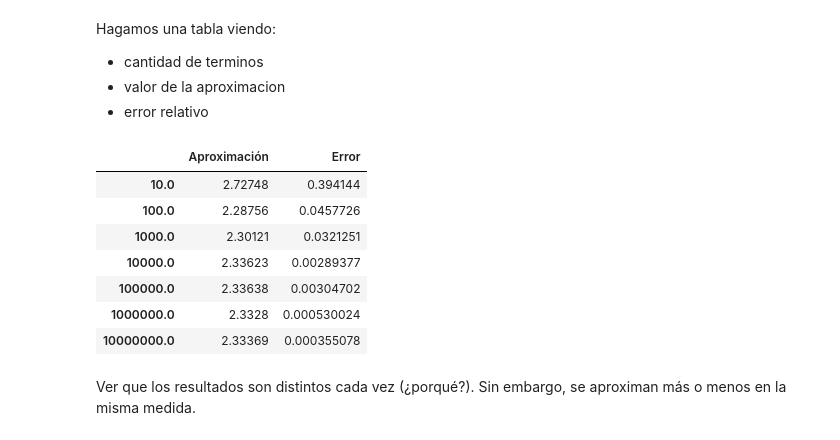
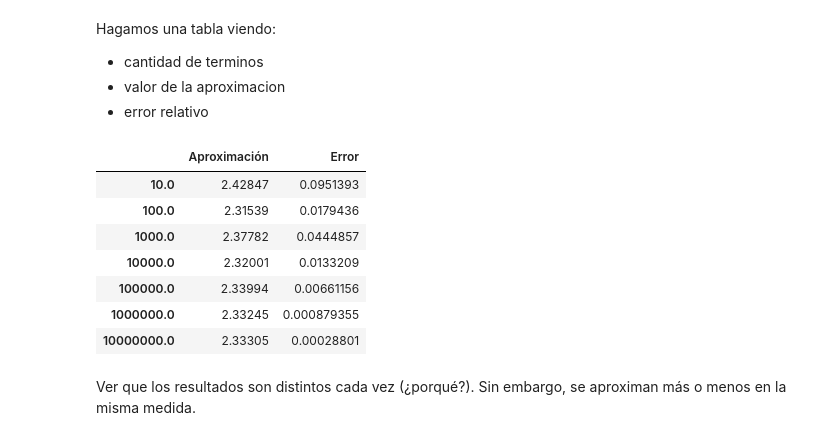
Before and after one commit to adangonzep/SimMat2019-Verano, a Jupyter notebook: Módulo 2/Clase10_IntegracionMontecarlo.ipynb, the cells around one changed output. Saved outputs shown, nothing was run; the diff lists cells and outputs as text; code cells hidden in the pictures.

```diff
--- a/Módulo 2/Clase10_IntegracionMontecarlo.ipynb
+++ b/Módulo 2/Clase10_IntegracionMontecarlo.ipynb
@@ -110,9 +119,11 @@ rand(...) method of mtrand.RandomState instance
            [ 0.37601032,  0.25528411],  #random
            [ 0.49313049,  0.94909878]]) #random
 # %%
-# Número de puntos par aproximar
-
+# Número de puntos para aproximar
+N= 10000
 # Secuencia de N números aleatorios entre 0 y 1
-
+u = np.random.rand(N)
 # Aproximación del área
+AD_approx = np.mean((u-2)**2)
+AD_approx-(7/3)
 # %% [output]
@@ -131,20 +143,30 @@ Hagamos una tabla viendo:
 # %%
 # Valor exacto del area AD
-
+AD = 7/3
 # Cantidades de términos 10, 100, ..., 10**7 (numpy.logspace)
-
+N = np.logspace(1,7,7)
 # Crear un DataFrame cuyo índice sea la cantidad de términos
 # y sus columnas sean el valor aproximado de la integral y
 # el error absoluto
+tabla = pd.DataFrame(index=N, columns=['Aproximación','Error'])
+
+for n in N:
+    u = np.random.rand(n.astype(int))
+    AD_approx = np.mean((u-2)**2)
+    tabla.loc[n,'Aproximación'] = AD_approx
+
+tabla['Error'] = np.abs(tabla['Aproximación']-AD)
+
+tabla
 # %% [output]
 |  | Aproximación | Error |
-| 10.0 | 2.72748 | 0.394144 |
-| 100.0 | 2.28756 | 0.0457726 |
-| 1000.0 | 2.30121 | 0.0321251 |
-| 10000.0 | 2.33623 | 0.00289377 |
-| 100000.0 | 2.33638 | 0.00304702 |
-| 1000000.0 | 2.3328 | 0.000530024 |
-| 10000000.0 | 2.33369 | 0.000355078 |
+| 10.0 | 2.42847 | 0.0951393 |
+| 100.0 | 2.31539 | 0.0179436 |
+| 1000.0 | 2.37782 | 0.0444857 |
+| 10000.0 | 2.32001 | 0.0133209 |
+| 100000.0 | 2.33994 | 0.00661156 |
+| 1000000.0 | 2.33245 | 0.000879355 |
+| 10000000.0 | 2.33305 | 0.00028801 |
 # %% [markdown]
 Ver que los resultados son distintos cada vez (¿porqué?). Sin embargo, se aproximan más o menos en la misma medida.
 # %% [markdown]
```
Also changed, not shown: parts of 23 cells of this notebook.
